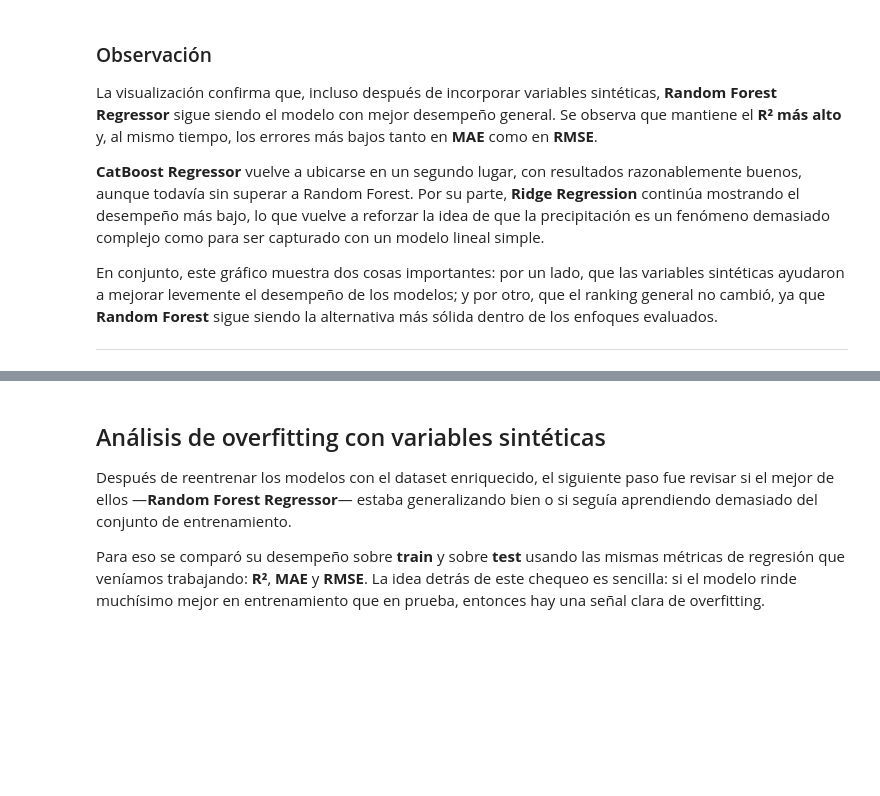
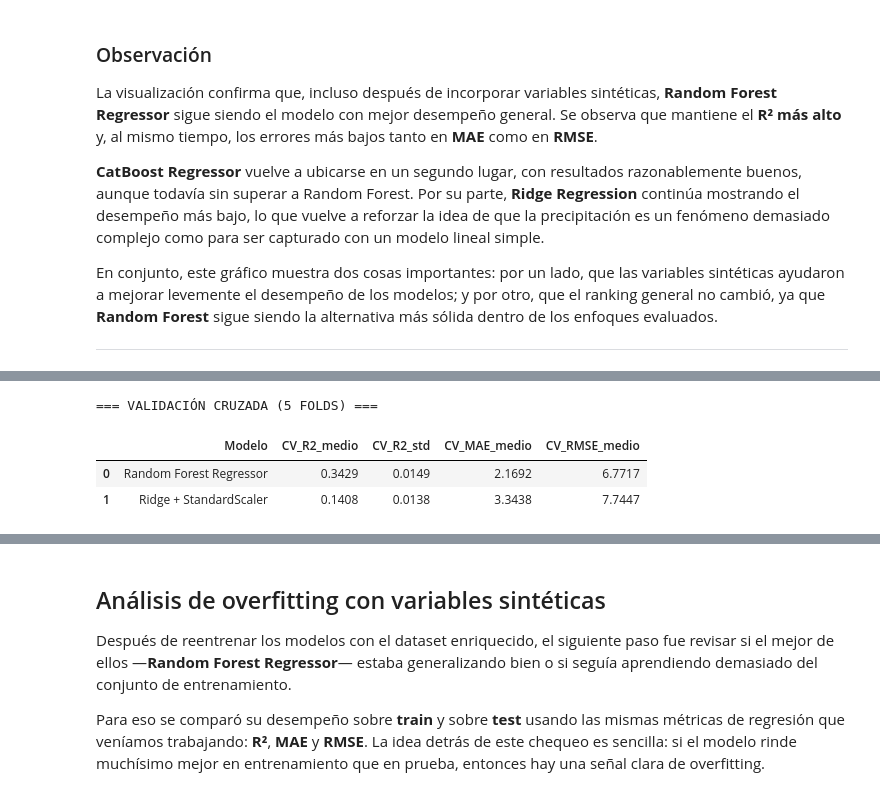
Before and after one commit to IvanSerem/ds2-proyecto-agricola, a Jupyter notebook: DataScienceII.ipynb, the cells around one changed output, grey strips where cells are left out. Cells and saved outputs as stored; diff of their text form; code cells hidden in the pictures; blank space fills up the shorter version.

```diff
--- a/DataScienceII.ipynb
+++ b/DataScienceII.ipynb
@@ -2982,0 +2989,73 @@ En conjunto, este gráfico muestra dos cosas importantes: por un lado, que las v
+# %%
+from sklearn.pipeline import Pipeline
+from sklearn.preprocessing import StandardScaler
+from sklearn.linear_model import Ridge
+from sklearn.ensemble import RandomForestRegressor
+from sklearn.model_selection import KFold, cross_validate
+import pandas as pd
+
+# =========================
+# MODELOS PARA VALIDACIÓN CRUZADA
+# =========================
+
+ridge_pipe = Pipeline([
+    ("scaler", StandardScaler()),
+    ("ridge", Ridge(alpha=1.0))
+])
+
+rf_base = RandomForestRegressor(
+    n_estimators=200,
+    random_state=42,
+    n_jobs=-1
+)
+
+# =========================
+# VALIDACIÓN CRUZADA
+# =========================
+
+cv = KFold(n_splits=5, shuffle=True, random_state=42)
+
+scoring = {
+    "R2": "r2",
+    "MAE": "neg_mean_absolute_error",
+    "RMSE": "neg_root_mean_squared_error"
+}
+
+modelos_cv = {
+    "Ridge + StandardScaler": ridge_pipe,
+    "Random Forest Regressor": rf_base
+}
+
+resumen_cv = []
+
+for nombre, modelo in modelos_cv.items():
+    scores = cross_validate(
+        modelo,
+        X_train,
+        y_train,
+        cv=cv,
+        scoring=scoring,
+        n_jobs=-1
+    )
+
+    resumen_cv.append({
+        "Modelo": nombre,
+        "CV_R2_medio": scores["test_R2"].mean(),
+        "CV_R2_std": scores["test_R2"].std(),
+        "CV_MAE_medio": -scores["test_MAE"].mean(),
+        "CV_RMSE_medio": -scores["test_RMSE"].mean()
+    })
+
+cv_resultados = (
+    pd.DataFrame(resumen_cv)
+    .sort_values(by="CV_R2_medio", ascending=False)
+    .reset_index(drop=True)
+)
+
+print("=== VALIDACIÓN CRUZADA (5 FOLDS) ===")
+display(cv_resultados.round(4))
+# %% [output]
+=== VALIDACIÓN CRUZADA (5 FOLDS) ===
+|  | Modelo | CV_R2_medio | CV_R2_std | CV_MAE_medio | CV_RMSE_medio |
+| 0 | Random Forest Regressor | 0.3429 | 0.0149 | 2.1692 | 6.7717 |
+| 1 | Ridge + StandardScaler | 0.1408 | 0.0138 | 3.3438 | 7.7447 |
```
Also changed, not shown: parts of 7 cells of this notebook.
